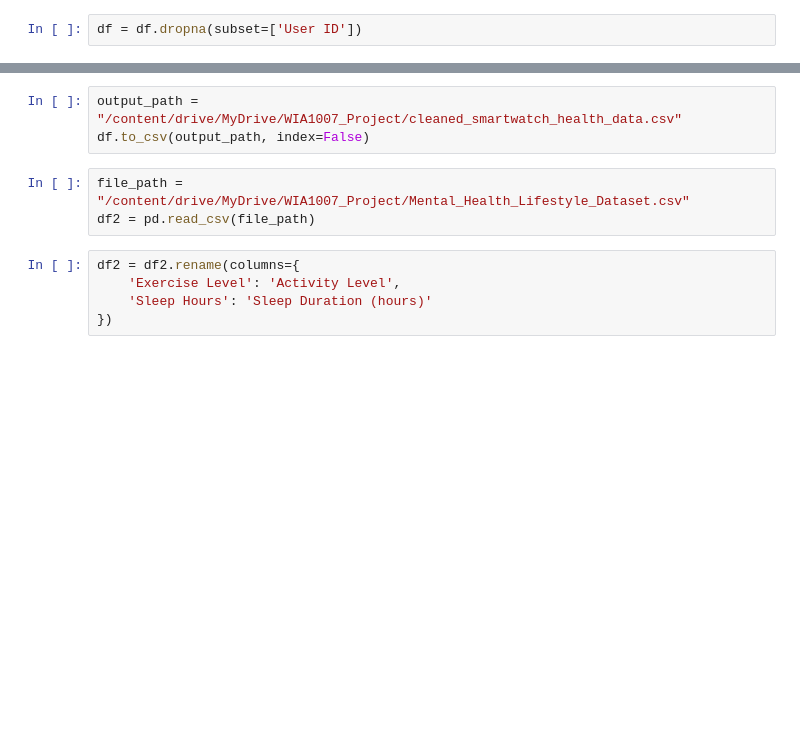
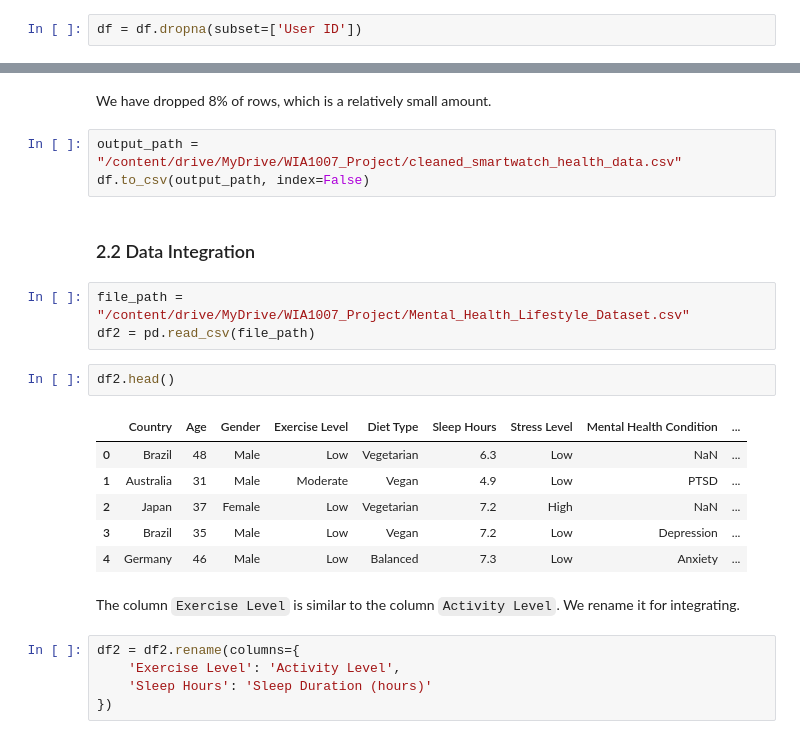
Before and after one commit to LuoYanHao-2025/Data_Science_Group31, a Jupyter notebook: project.ipynb, the cells around one changed output, grey strips where cells are left out. Saved outputs shown, nothing was run; the diff lists cells and outputs as text; blank space fills up the shorter version.

```diff
--- a/project.ipynb
+++ b/project.ipynb
@@ -103,9 +145,24 @@ df.head()
+# %% [markdown]
+We have dropped 8% of rows, which is a relatively small amount.
 # %%
 output_path = "/content/drive/MyDrive/WIA1007_Project/cleaned_smartwatch_health_data.csv"
 df.to_csv(output_path, index=False)
+# %% [markdown]
+### 2.2 Data Integration
 # %%
 file_path = "/content/drive/MyDrive/WIA1007_Project/Mental_Health_Lifestyle_Dataset.csv"
 df2 = pd.read_csv(file_path)
+# %%
+df2.head()
+# %% [output]
+|  | Country | Age | Gender | Exercise Level | Diet Type | Sleep Hours | Stress Level | Mental Health Condition | ... |
+| 0 | Brazil | 48 | Male | Low | Vegetarian | 6.3 | Low | NaN | ... |
+| 1 | Australia | 31 | Male | Moderate | Vegan | 4.9 | Low | PTSD | ... |
+| 2 | Japan | 37 | Female | Low | Vegetarian | 7.2 | High | NaN | ... |
+| 3 | Brazil | 35 | Male | Low | Vegan | 7.2 | Low | Depression | ... |
+| 4 | Germany | 46 | Male | Low | Balanced | 7.3 | Low | Anxiety | ... |
+# %% [markdown]
+The column `Exercise Level` is similar to the column `Activity Level`. We rename it for integrating.
 # %%
 df2 = df2.rename(columns={
     'Exercise Level': 'Activity Level',
```
Also changed, not shown: parts of 15 cells of this notebook.
